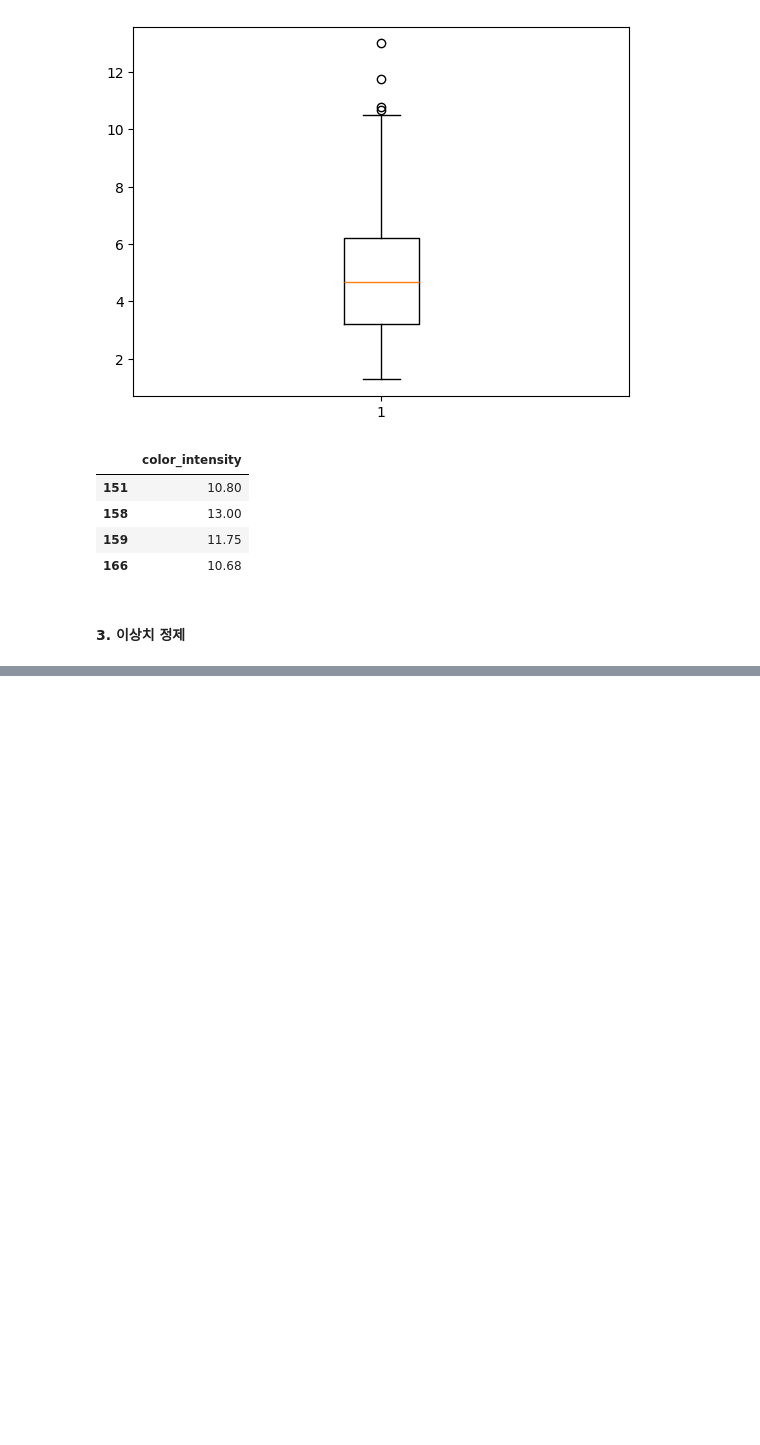
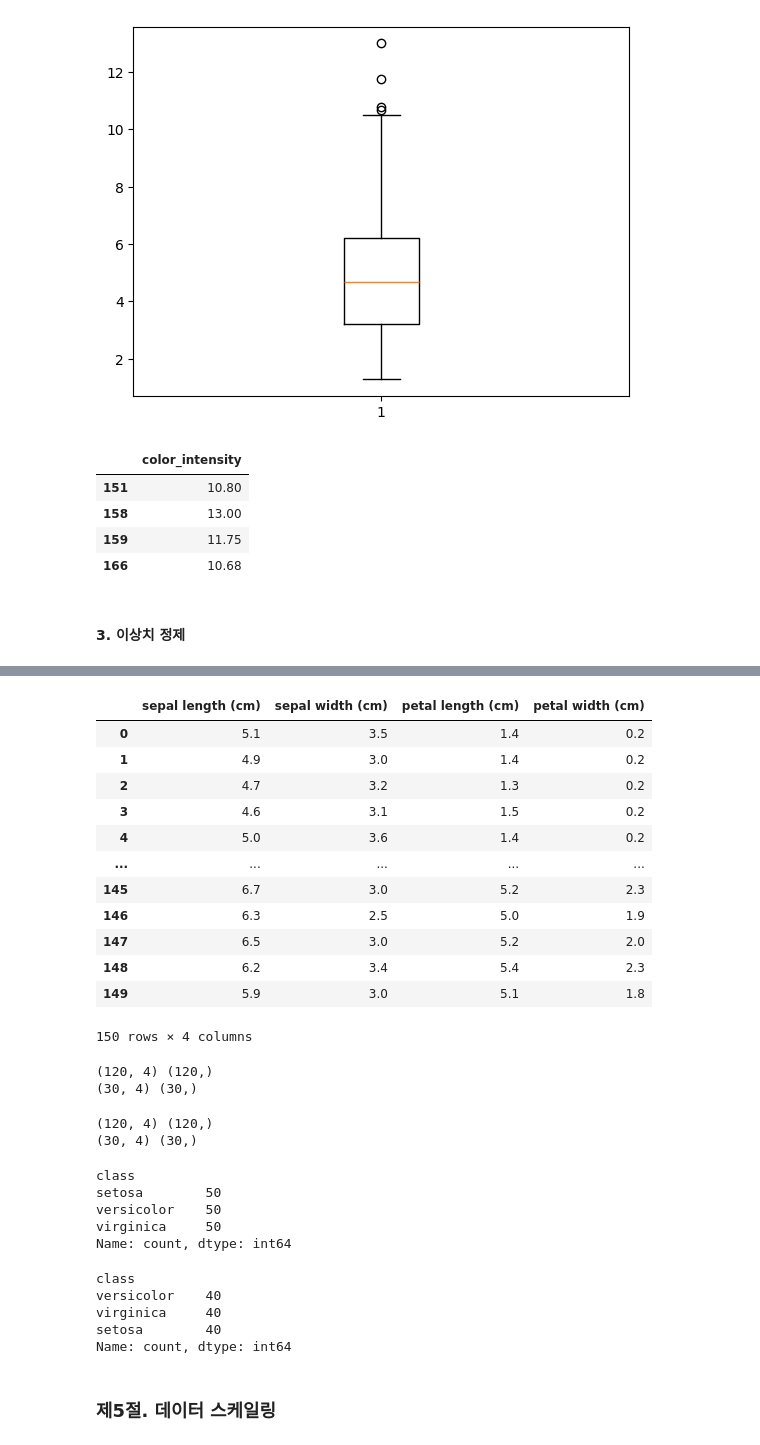
Before and after one commit to Soy-code/ADP, a Jupyter notebook: chapter4. 데이터 전처리.ipynb, the cells around one changed output, grey strips where cells are left out. Saved outputs shown, nothing was run; the diff lists cells and outputs as text; code cells hidden in the pictures; blank space fills up the shorter version.

```diff
--- a/chapter4. 데이터 전처리.ipynb
+++ b/chapter4. 데이터 전처리.ipynb
@@ -54,0 +108,9 @@ Index([151, 158, 159, 166], dtype='int64')
+# %%
+import pandas as pd
+from sklearn.datasets import load_iris
+iris = load_iris()
+iris_target = iris.target
+iris = pd.DataFrame(iris.data, columns=iris.feature_names)
+iris['class'] = iris_target
+iris['class'] = iris['class'].map({0:'setosa', 1:'versicolor', 2:'virginica'})
+iris.head()
@@ -54,0 +124,57 @@ Index([151, 158, 159, 166], dtype='int64')
+# %%
+iris.loc[:, :"petal width (cm)"]
+# %% [output]
+|  | sepal length (cm) | sepal width (cm) | petal length (cm) | petal width (cm) |
+| 0 | 5.1 | 3.5 | 1.4 | 0.2 |
+| 1 | 4.9 | 3.0 | 1.4 | 0.2 |
+| 2 | 4.7 | 3.2 | 1.3 | 0.2 |
+| 3 | 4.6 | 3.1 | 1.5 | 0.2 |
+| 4 | 5.0 | 3.6 | 1.4 | 0.2 |
+| ... | ... | ... | ... | ... |
+| 145 | 6.7 | 3.0 | 5.2 | 2.3 |
+| 146 | 6.3 | 2.5 | 5.0 | 1.9 |
+| 147 | 6.5 | 3.0 | 5.2 | 2.0 |
+| 148 | 6.2 | 3.4 | 5.4 | 2.3 |
+| 149 | 5.9 | 3.0 | 5.1 | 1.8 |
+150 rows × 4 columns
+# %%
+from sklearn.model_selection import train_test_split
+X_train, X_test, Y_train, Y_test = train_test_split(iris.loc[:, :"petal width (cm)"],
+                                                    iris['class'],
+                                                    test_size=0.2,
+                                                    random_state=1004)
+print(X_train.shape, Y_train.shape)
+print(X_test.shape, Y_test.shape)
+# %% [output]
+(120, 4) (120,)
+(30, 4) (30,)
+# %%
+from sklearn.model_selection import train_test_split
+X_train, X_test, Y_train, Y_test = train_test_split(iris.loc[:, :"petal width (cm)"],
+                                                    iris['class'],
+                                                    test_size=0.2,
+                                                    stratify=iris['class'],
+                                                    random_state=1004)
+print(X_train.shape, Y_train.shape)
+print(X_test.shape, Y_test.shape)
+# %% [output]
+(120, 4) (120,)
+(30, 4) (30,)
+# %%
+iris['class'].value_counts()
+# %% [output]
+class
+setosa        50
+versicolor    50
+virginica     50
+Name: count, dtype: int64
+# %%
+Y_train.value_counts()
+# %% [output]
+class
+versicolor    40
+virginica     40
+setosa        40
+Name: count, dtype: int64
+# %% [markdown]
+### 제5절. 데이터 스케일링
```
Also changed, not shown: parts of 24 cells of this notebook.
